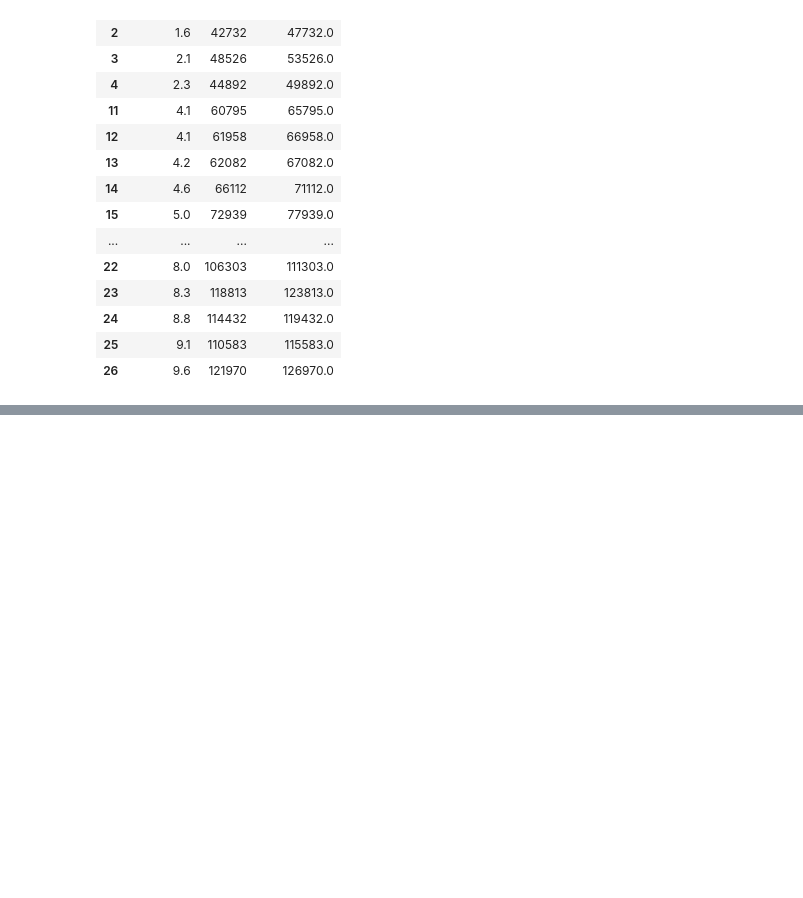
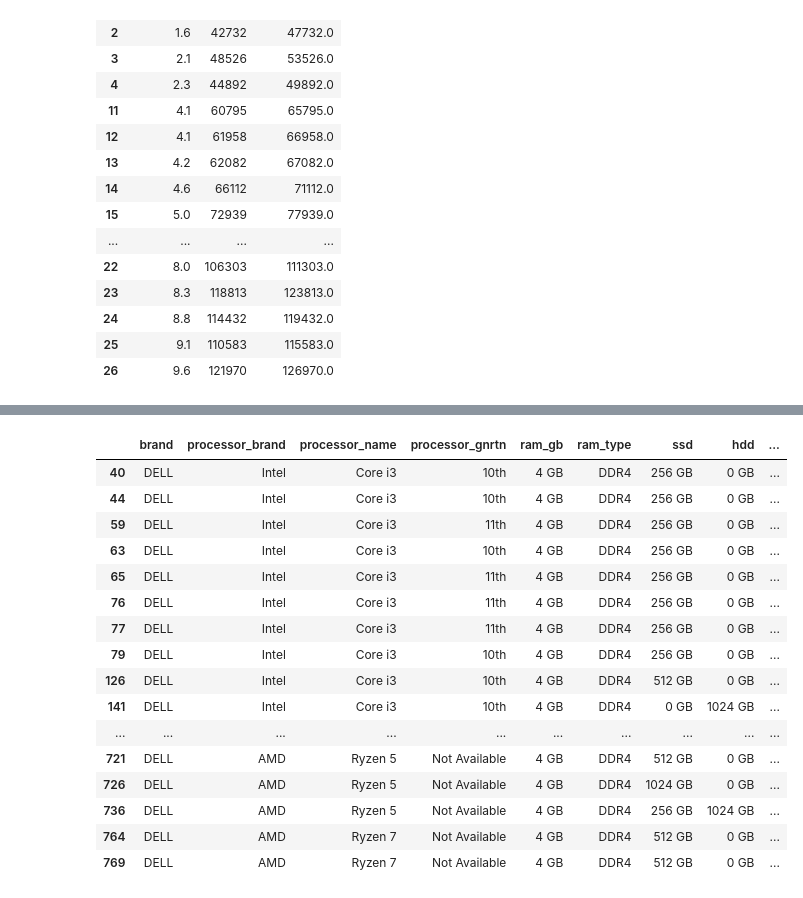
Before and after one commit to jaikrishann/Python_code, a Jupyter notebook: python module/pandas_file.ipynb, the cells around one changed output, grey strips where cells are left out. Saved outputs shown, nothing was run; the diff lists cells and outputs as text; code cells hidden in the pictures; blank space fills up the shorter version.

```diff
--- a/python module/pandas_file.ipynb
+++ b/python module/pandas_file.ipynb
@@ -1436,0 +1439,3 @@ salary
+# %%
+df = pd.read_csv('laptopPrice.csv')
+df.head()
@@ -1436,0 +1659,21 @@ salary
+# %%
+dell = df[(df['brand']=='DELL') & (df['ram_gb']=='4 GB')]
+dell
+# %% [output]
+|  | brand | processor_brand | processor_name | processor_gnrtn | ram_gb | ram_type | ssd | hdd | ... |
+| 40 | DELL | Intel | Core i3 | 10th | 4 GB | DDR4 | 256 GB | 0 GB | ... |
+| 44 | DELL | Intel | Core i3 | 10th | 4 GB | DDR4 | 256 GB | 0 GB | ... |
+| 59 | DELL | Intel | Core i3 | 11th | 4 GB | DDR4 | 256 GB | 0 GB | ... |
+| 63 | DELL | Intel | Core i3 | 10th | 4 GB | DDR4 | 256 GB | 0 GB | ... |
+| 65 | DELL | Intel | Core i3 | 11th | 4 GB | DDR4 | 256 GB | 0 GB | ... |
+| 76 | DELL | Intel | Core i3 | 11th | 4 GB | DDR4 | 256 GB | 0 GB | ... |
+| 77 | DELL | Intel | Core i3 | 11th | 4 GB | DDR4 | 256 GB | 0 GB | ... |
+| 79 | DELL | Intel | Core i3 | 10th | 4 GB | DDR4 | 256 GB | 0 GB | ... |
+| 126 | DELL | Intel | Core i3 | 10th | 4 GB | DDR4 | 512 GB | 0 GB | ... |
+| 141 | DELL | Intel | Core i3 | 10th | 4 GB | DDR4 | 0 GB | 1024 GB | ... |
+| ... | ... | ... | ... | ... | ... | ... | ... | ... | ... |
+| 721 | DELL | AMD | Ryzen 5 | Not Available | 4 GB | DDR4 | 512 GB | 0 GB | ... |
+| 726 | DELL | AMD | Ryzen 5 | Not Available | 4 GB | DDR4 | 1024 GB | 0 GB | ... |
+| 736 | DELL | AMD | Ryzen 5 | Not Available | 4 GB | DDR4 | 256 GB | 1024 GB | ... |
+| 764 | DELL | AMD | Ryzen 7 | Not Available | 4 GB | DDR4 | 512 GB | 0 GB | ... |
+| 769 | DELL | AMD | Ryzen 7 | Not Available | 4 GB | DDR4 | 512 GB | 0 GB | ... |
```
Also changed, not shown: parts of 32 cells of this notebook.
